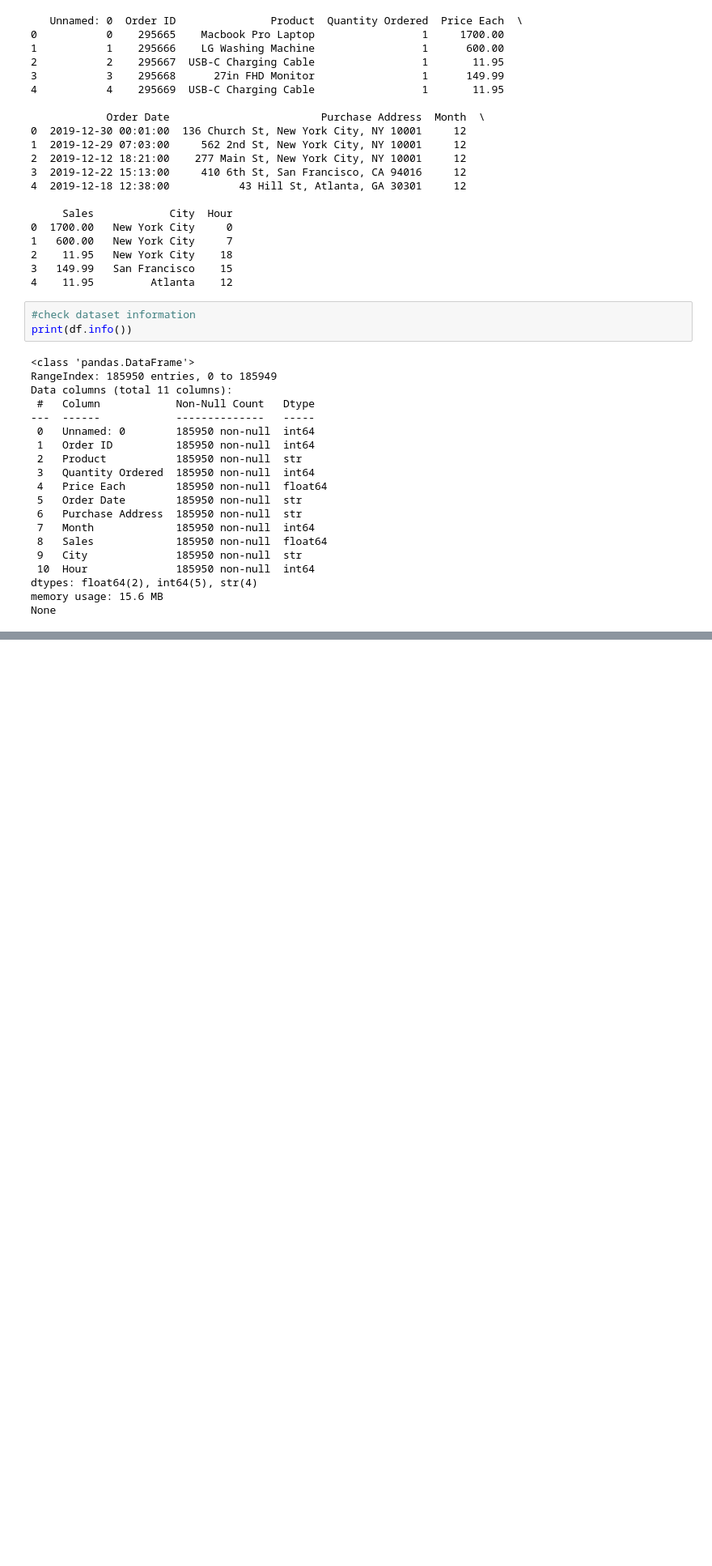
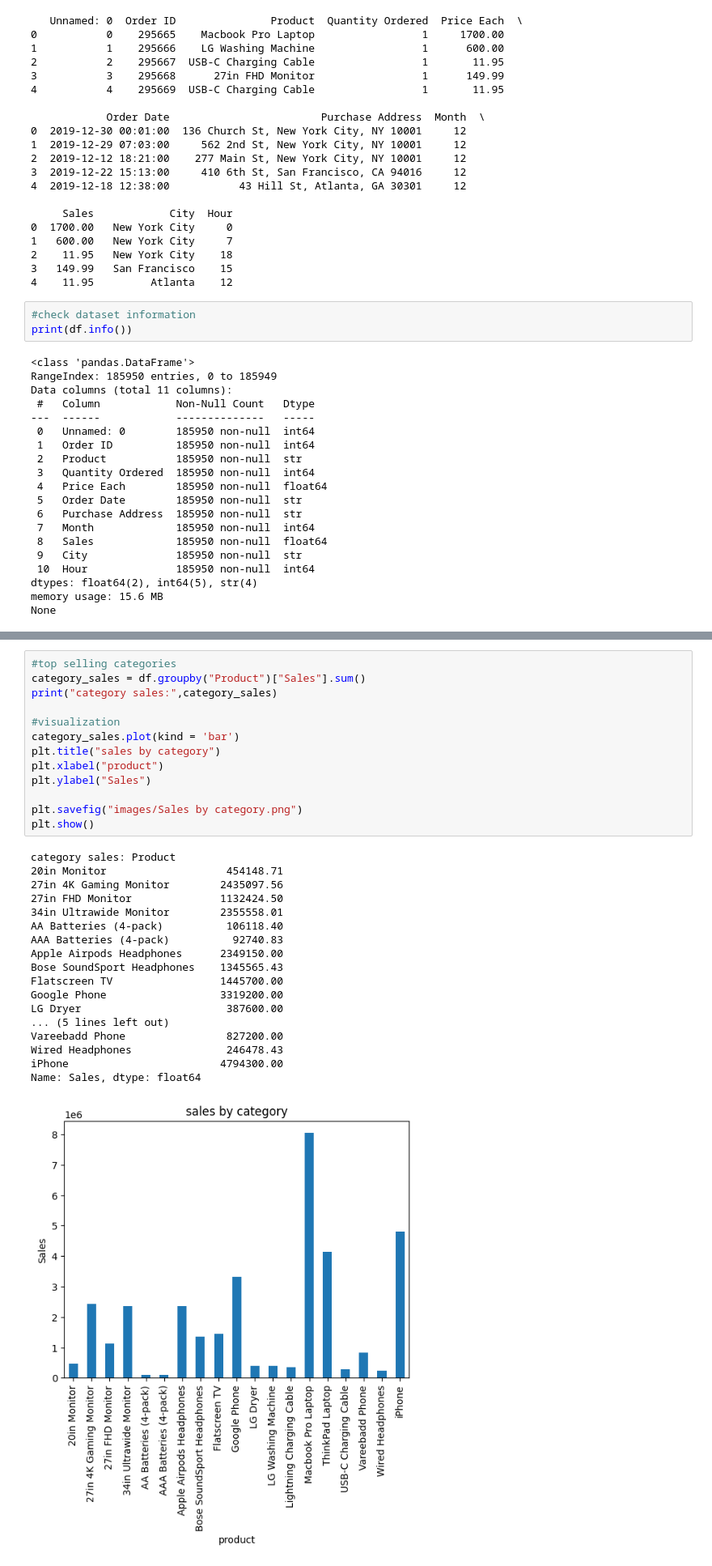
Before and after one commit to mohamedjaveethedu-hub/sales-data-analysis, a Jupyter notebook: notebook.ipynb, the cells around one changed output, grey strips where cells are left out. Shown at 81% size. Drawn from its saved outputs; the diff is of its cells as text; blank space fills up the shorter version.

```diff
--- a/notebook.ipynb
+++ b/notebook.ipynb
@@ -57,0 +84,32 @@ print(df.describe())
+# %%
+#top selling categories
+category_sales = df.groupby("Product")["Sales"].sum()
+print("category sales:",category_sales)
+
+#visualization
+category_sales.plot(kind = 'bar')
+plt.title("sales by category")
+plt.xlabel("product")
+plt.ylabel("Sales")
+
+plt.savefig("images/Sales by category.png")
+plt.show()
+# %% [output]
+category sales: Product
+20in Monitor                   454148.71
+27in 4K Gaming Monitor        2435097.56
+27in FHD Monitor              1132424.50
+34in Ultrawide Monitor        2355558.01
+AA Batteries (4-pack)          106118.40
+AAA Batteries (4-pack)          92740.83
+Apple Airpods Headphones      2349150.00
+Bose SoundSport Headphones    1345565.43
+Flatscreen TV                 1445700.00
+Google Phone                  3319200.00
+LG Dryer                       387600.00
+... (5 lines left out)
+Vareebadd Phone                827200.00
+Wired Headphones               246478.43
+iPhone                        4794300.00
+Name: Sales, dtype: float64
+[figure, added]
```
Also changed, not shown: parts of 6 cells of this notebook.
